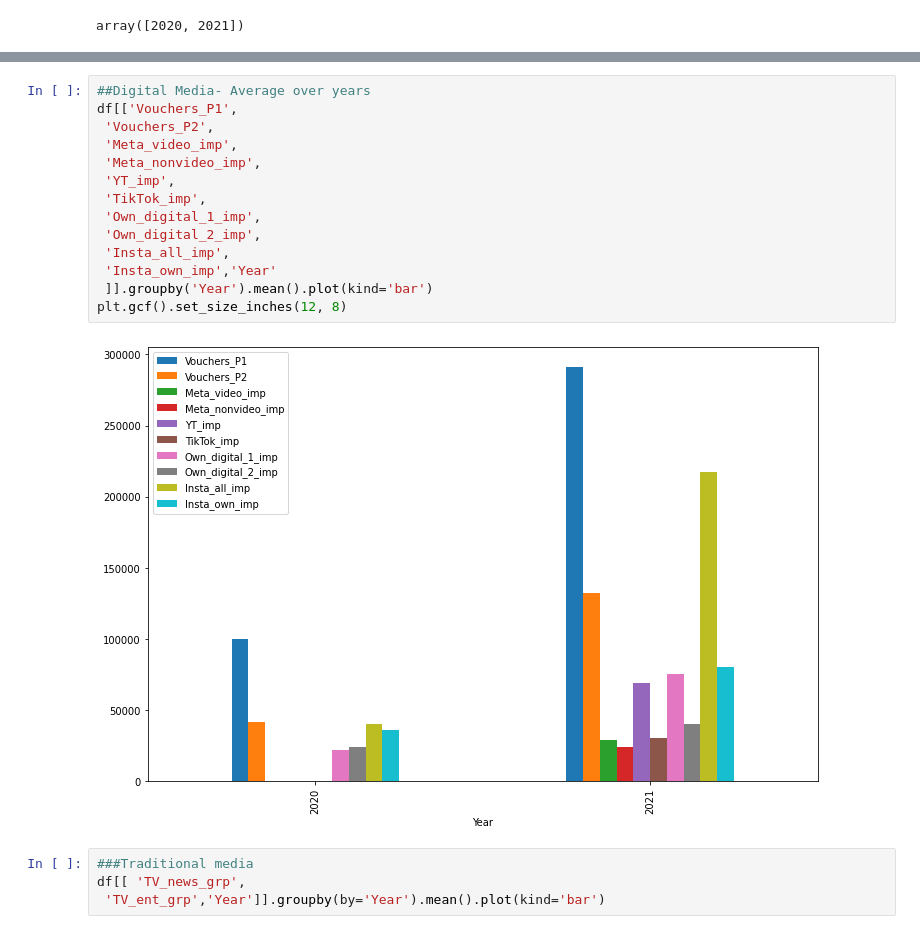
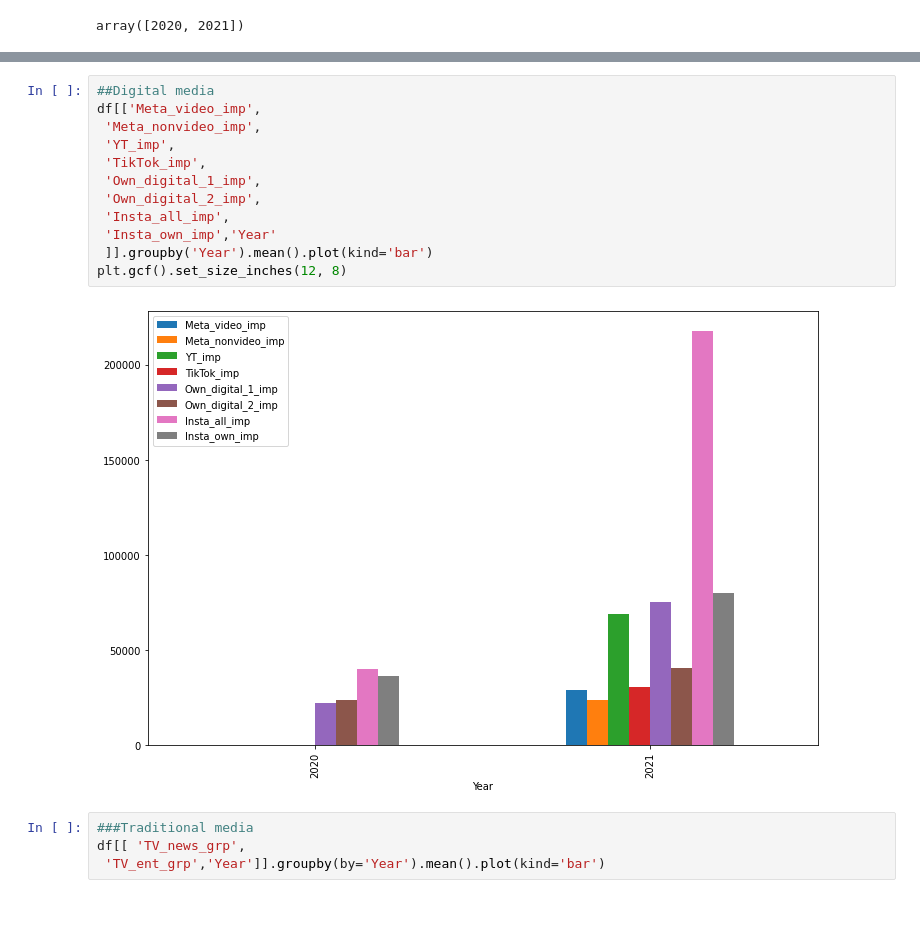
Before and after one commit to Akash743/Mathematical-Optimization, a Jupyter notebook: Testing_final.ipynb, the cells around one changed output, grey strips where cells are left out. Saved outputs shown, nothing was run; the diff lists cells and outputs as text.

```diff
--- a/Testing_final.ipynb
+++ b/Testing_final.ipynb
@@ -414,19 +422,17 @@ array([2020, 2021])
 # %%
-##Digital Media- Average over years
-df[['Vouchers_P1',
- 'Vouchers_P2',
- 'Meta_video_imp',
+##Digital media
+df[['Meta_video_imp',
  'Meta_nonvideo_imp',
  'YT_imp',
  'TikTok_imp',
  'Own_digital_1_imp',
  'Own_digital_2_imp',
  'Insta_all_imp',
  'Insta_own_imp','Year'
  ]].groupby('Year').mean().plot(kind='bar')
 plt.gcf().set_size_inches(12, 8)
 # %% [output]
-[figure, old version]
+[figure, new version]
 # %%
 ###Traditional media
 df[[ 'TV_news_grp',
```
Also changed, not shown: parts of 12 cells of this notebook.
